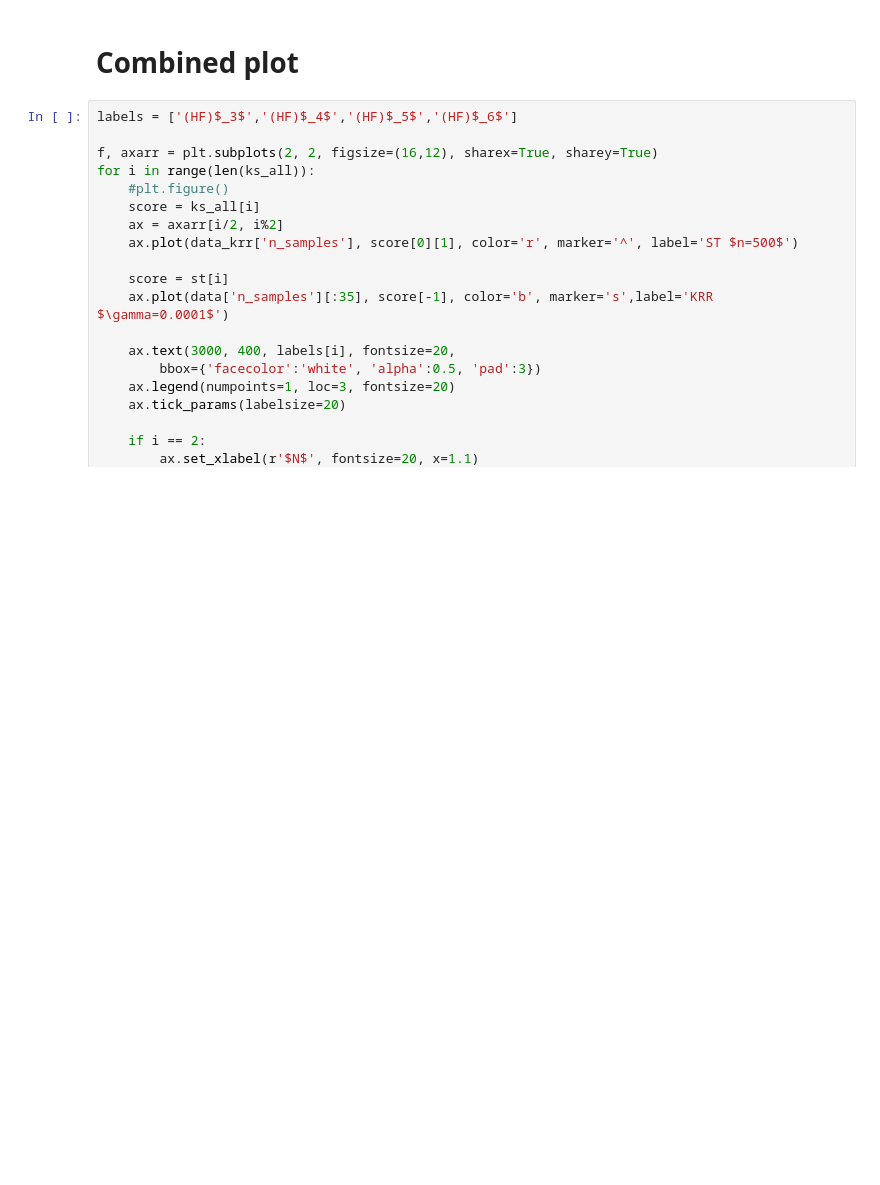
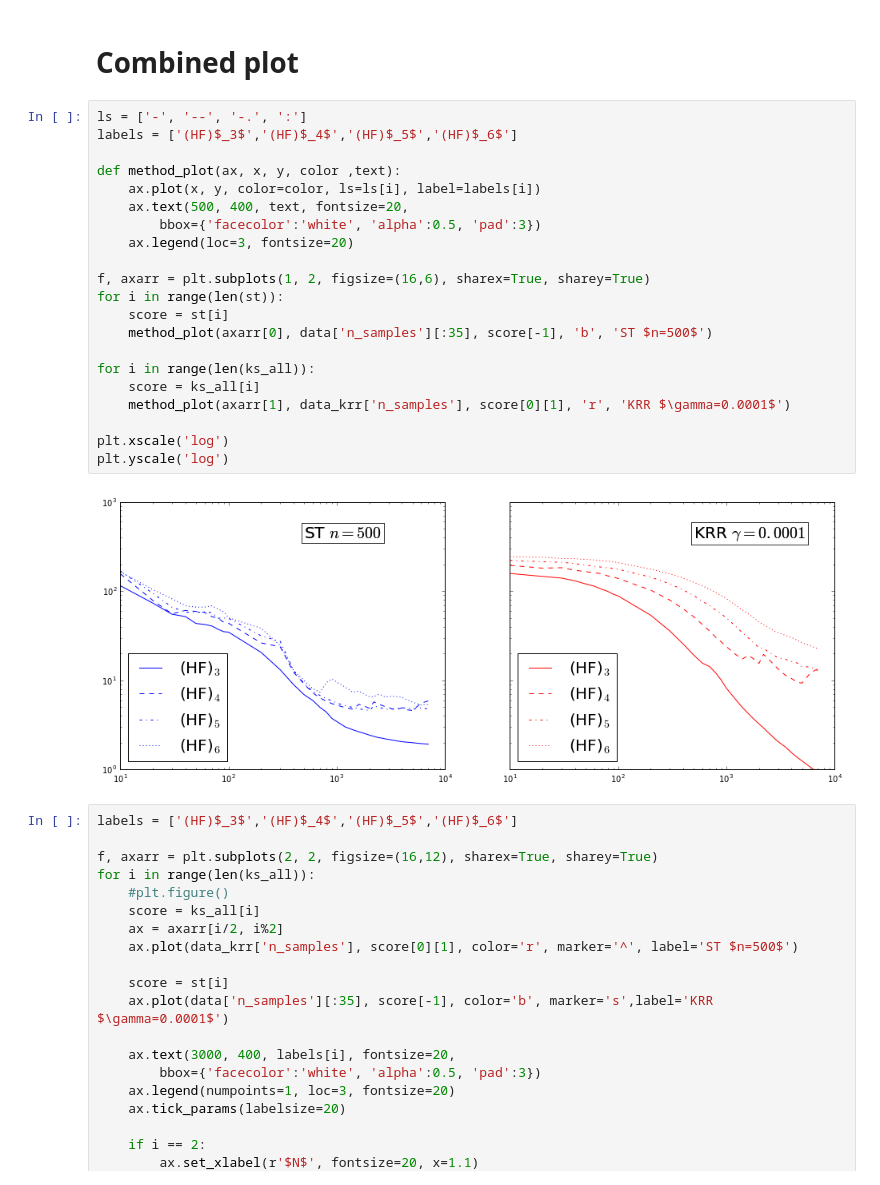
Before and after one commit to SamKChang/QM_wavelet, a Jupyter notebook: 04_HFn_10k/HFn_krr_analysis.ipynb, the cells around one changed output. Drawn from its saved outputs; the diff is of its cells as text; blank space fills up the shorter version.

Commit message:
more updates on plot routine

```diff
--- a/04_HFn_10k/HFn_krr_analysis.ipynb
+++ b/04_HFn_10k/HFn_krr_analysis.ipynb
@@ -54,6 +54,29 @@ plt.yscale('log')
 [figure]
 # %% [markdown]
 # Combined plot
+# %%
+ls = ['-', '--', '-.', ':']
+labels = ['(HF)$_3$','(HF)$_4$','(HF)$_5$','(HF)$_6$']
+
+def method_plot(ax, x, y, color ,text):
+    ax.plot(x, y, color=color, ls=ls[i], label=labels[i])
+    ax.text(500, 400, text, fontsize=20,
+        bbox={'facecolor':'white', 'alpha':0.5, 'pad':3})
+    ax.legend(loc=3, fontsize=20)
+
+f, axarr = plt.subplots(1, 2, figsize=(16,6), sharex=True, sharey=True)
+for i in range(len(st)):
+    score = st[i]
+    method_plot(axarr[0], data['n_samples'][:35], score[-1], 'b', 'ST $n=500$')
+
+for i in range(len(ks_all)):
+    score = ks_all[i]
+    method_plot(axarr[1], data_krr['n_samples'], score[0][1], 'r', 'KRR $\gamma=0.0001$')
+
+plt.xscale('log')
+plt.yscale('log')
+# %% [output]
+[figure, added]
 # %%
 labels = ['(HF)$_3$','(HF)$_4$','(HF)$_5$','(HF)$_6$']
 
```
